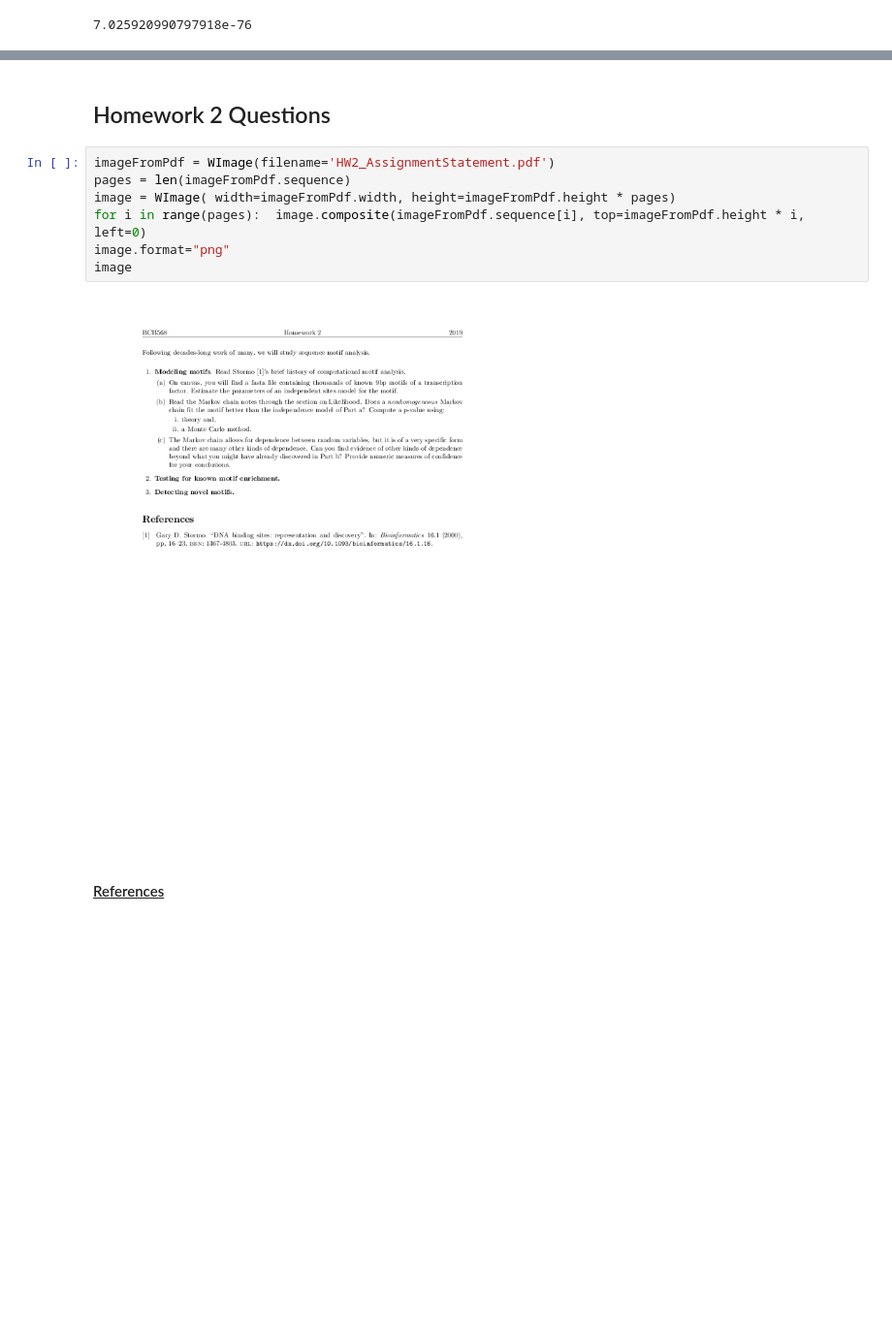
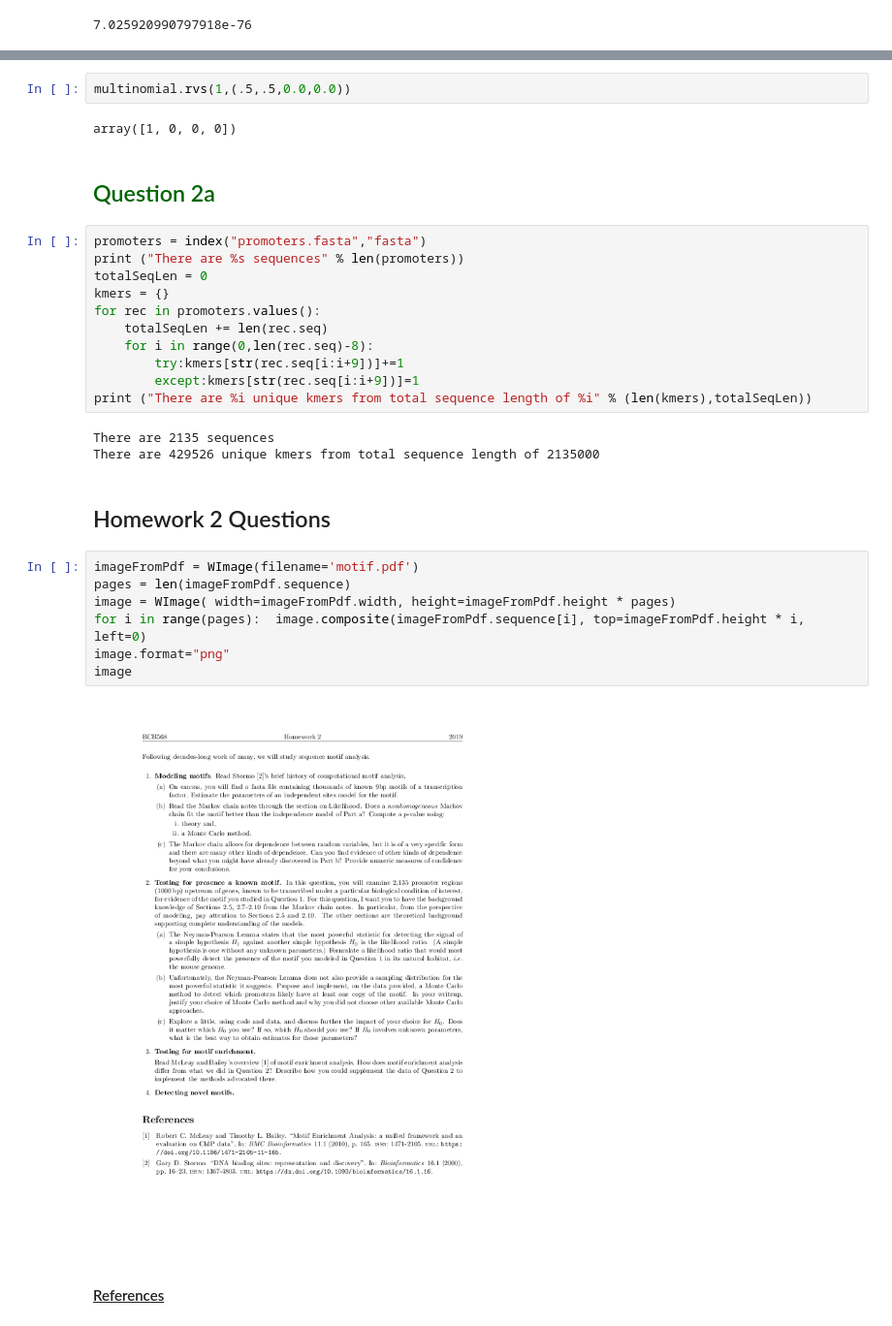
Before and after one commit to skDooley/Classes, a Jupyter notebook: BCB_2_ComputationalStats/HW2/HW2Notebook.ipynb, the cells around one changed output, grey strips where cells are left out. Shown at 97% size. Drawn from its saved outputs; the diff is of its cells as text; blank space fills up the shorter version.

```diff
--- a/BCB_2_ComputationalStats/HW2/HW2Notebook.ipynb
+++ b/BCB_2_ComputationalStats/HW2/HW2Notebook.ipynb
@@ -137,14 +267,34 @@ CalledProcessError: Command 'b'git add HW2Notebook.ipynb\ngit commit -m "L_Ho/L_
+# %%
+multinomial.rvs(1,(.5,.5,0.0,0.0))
+# %% [output]
+array([1, 0, 0, 0])
+# %% [markdown]
+<h2 style="color:darkgreen"><a id="ic">Question 2a</a></h2>
+# %%
+promoters = index("promoters.fasta","fasta")
+print ("There are %s sequences" % len(promoters))
+totalSeqLen = 0
+kmers = {}
+for rec in promoters.values():
+    totalSeqLen += len(rec.seq)
+    for i in range(0,len(rec.seq)-8):
+        try:kmers[str(rec.seq[i:i+9])]+=1
+        except:kmers[str(rec.seq[i:i+9])]=1
+print ("There are %i unique kmers from total sequence length of %i" % (len(kmers),totalSeqLen))
+# %% [output]
+There are 2135 sequences
+There are 429526 unique kmers from total sequence length of 2135000
 # %% [markdown]
 <h2><a id="hw2qs">Homework 2 Questions</a></h2>
 # %%
-imageFromPdf = WImage(filename='HW2_AssignmentStatement.pdf')
+imageFromPdf = WImage(filename='motif.pdf')
 pages = len(imageFromPdf.sequence)
 image = WImage( width=imageFromPdf.width, height=imageFromPdf.height * pages)
 for i in range(pages):  image.composite(imageFromPdf.sequence[i], top=imageFromPdf.height * i, left=0)
 image.format="png"
 image
 # %% [output]
-[figure, old version]
+[figure, new version]
 # %% [markdown]
 <h4><a id="refs"><u>References</u></a></h4>
 # %% [markdown]
```
Also changed, not shown: parts of 16 cells of this notebook.
